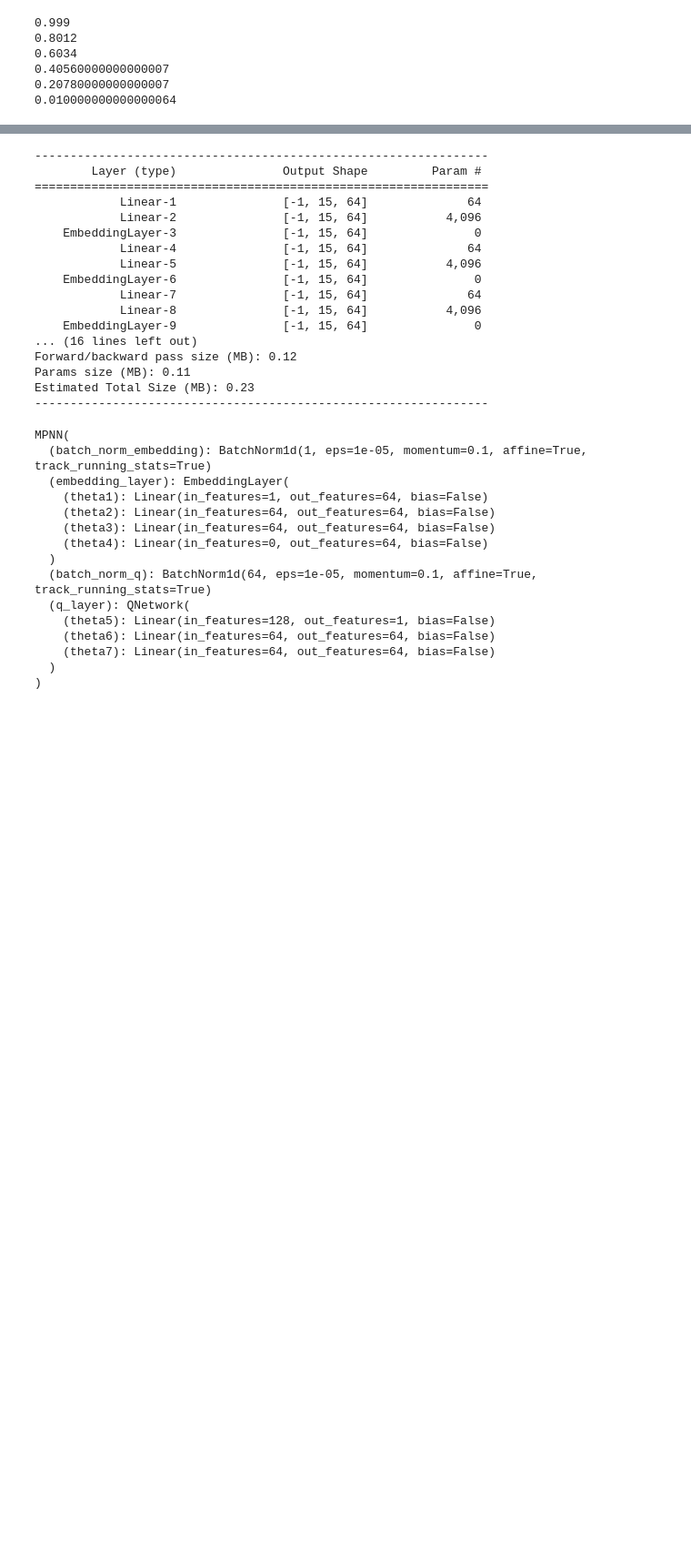
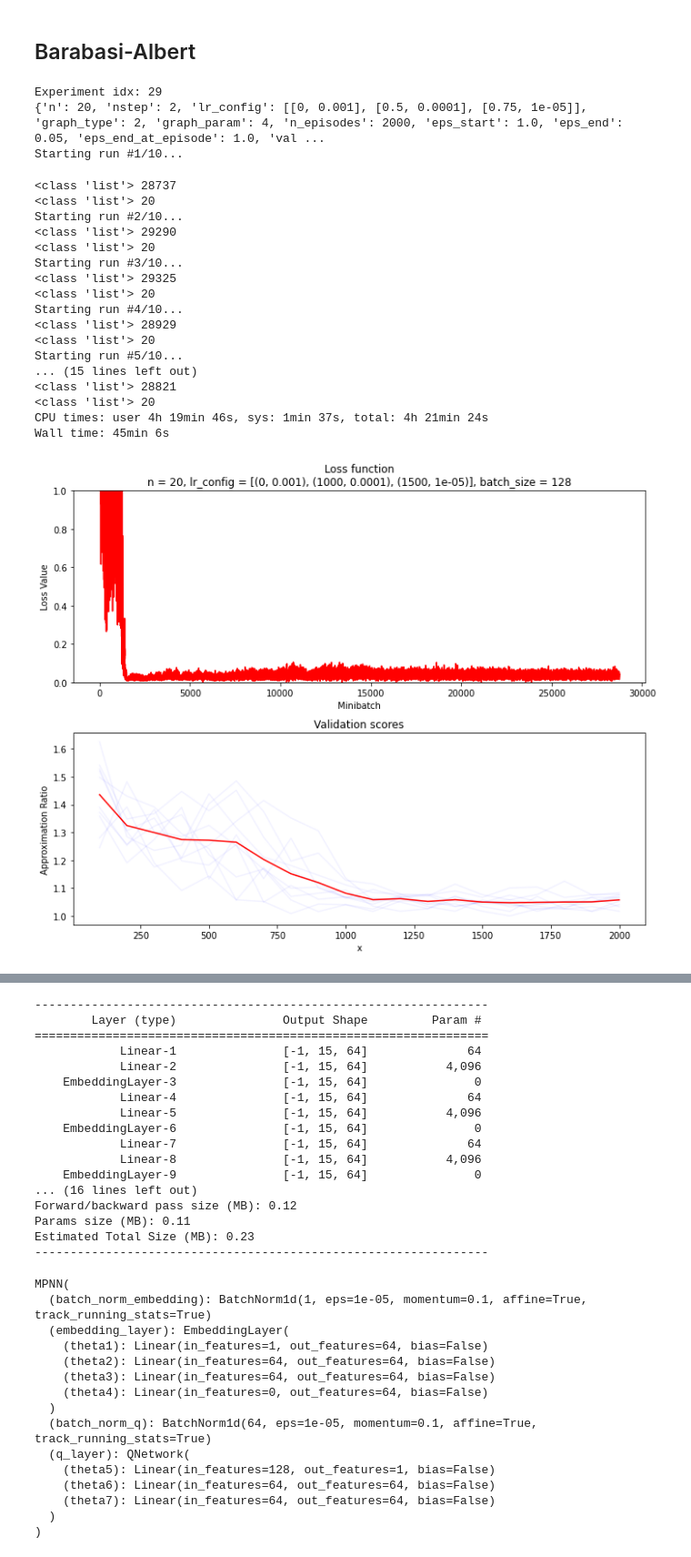
Before and after one commit to LIRA-UFRJ/s2v-dqn, a Jupyter notebook: MVC.ipynb, the cells around one changed output, grey strips where cells are left out. Shown at 91% size. Drawn from its saved outputs; the diff is of its cells as text; code cells hidden in the pictures; blank space fills up the shorter version.

```diff
--- a/MVC.ipynb
+++ b/MVC.ipynb
@@ -214,22 +267 @@ def replay_graphs(outputs_prefix, max_loss=1.0, filename=None):
-# %%
-eps_start = 0.999
-eps_end = 0.01
-n = 15
-nstep = 5
-eps_end_at_episode = 5
-eps_decay = (eps_end - eps_start) / eps_end_at_episode
-eps_decay
-
-eps = eps_start
-print(eps)
-for episode in range(eps_end_at_episode):
-    eps += eps_decay
-    print(eps)
-# %% [output]
-0.999
-0.8012
-0.6034
-0.40560000000000007
-0.20780000000000007
-0.010000000000000064
 # %%
@@ -324,2 +386,45 @@ def run_train(experiment_idx, n_runs, p):
 
     return agents
+# %% [markdown]
+## Barabasi-Albert
+# %%
+%%time
+params = {
+    'n': 20,
+    'nstep': 2,
+    'lr_config': [[0, 1e-3], [0.5, 1e-4], [0.75, 1e-5]],
+    'graph_type': MVCEnv.BARABASI_ALBERT,
+    'graph_param': 4,
+    # 'n': [3, 4, 5],
+    'n_episodes': 2000,
+    # 'n_episodes': [100],
+    'eps_start': 1.00,
+    'eps_end': 0.05,
+    'eps_end_at_episode': 1.0,
+    'validate_each': 100,
+    'print_train_metrics_each': 10,
+    'batch_size': 128
+}
+agents = run_train(10, params)
+# %% [output]
+Experiment idx: 29
+{'n': 20, 'nstep': 2, 'lr_config': [[0, 0.001], [0.5, 0.0001], [0.75, 1e-05]], 'graph_type': 2, 'graph_param': 4, 'n_episodes': 2000, 'eps_start': 1.0, 'eps_end': 0.05, 'eps_end_at_episode': 1.0, 'val ...
+Starting run #1/10...
+<class 'list'> 28737
+<class 'list'> 20
+Starting run #2/10...
+<class 'list'> 29290
+<class 'list'> 20
+Starting run #3/10...
+<class 'list'> 29325
+<class 'list'> 20
+Starting run #4/10...
+<class 'list'> 28929
+<class 'list'> 20
+Starting run #5/10...
+... (15 lines left out)
+<class 'list'> 28821
+<class 'list'> 20
+CPU times: user 4h 19min 46s, sys: 1min 37s, total: 4h 21min 24s
+Wall time: 45min 6s
+[figure, added]
```
Also changed, not shown: parts of 24 cells of this notebook, 3 other files.
